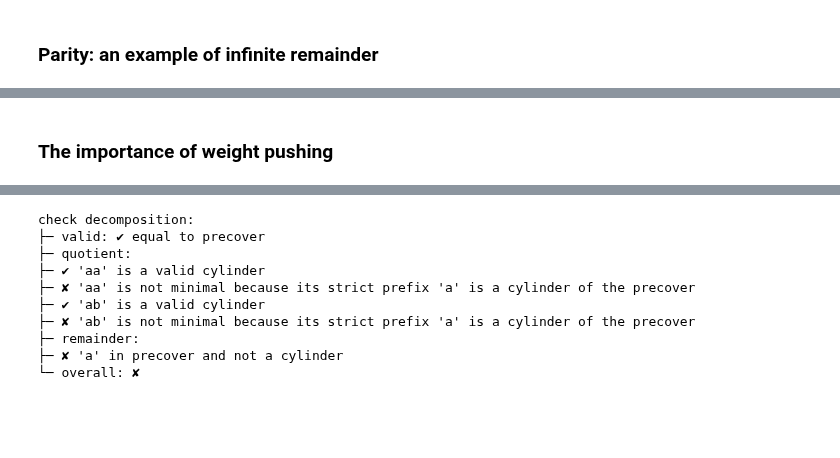
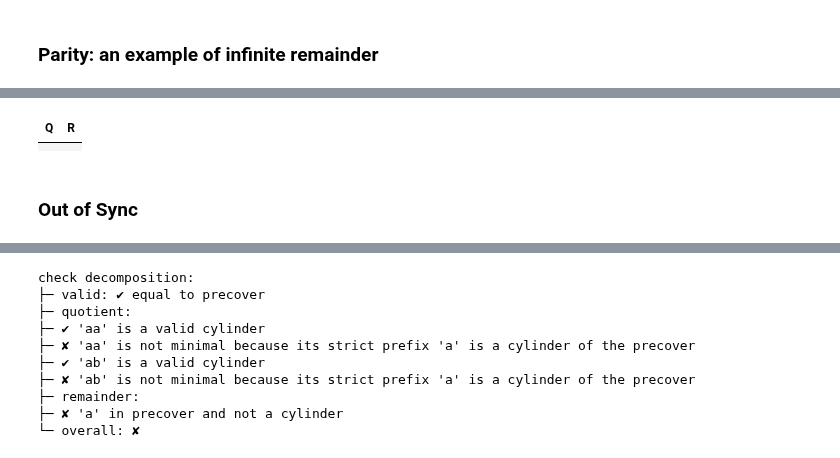
Before and after one commit to timvieira/transduction, a Jupyter notebook: Notes.ipynb, the cells around one changed output, grey strips where cells are left out. Drawn from its saved outputs; the diff is of its cells as text; code cells hidden in the pictures; blank space fills up the shorter version.

```diff
--- a/Notes.ipynb
+++ b/Notes.ipynb
@@ -222,6 +224,12 @@ display_table([[
 |  |  |  |
+# %%
+Q, R = tmp.dfa_decomposition(target)
+display_table([[Q, R]], headings=['Q','R'])
+# %% [output]
+| Q | R |
+|  |  |
 # %% [markdown]
-### The importance of weight pushing
+### Out of Sync
 # %%
 sam = examples.samuel_example()
 sam.graphviz(fmt_node=lambda x: x)
```
Also changed, not shown: parts of 19 cells of this notebook, 12 other files.
